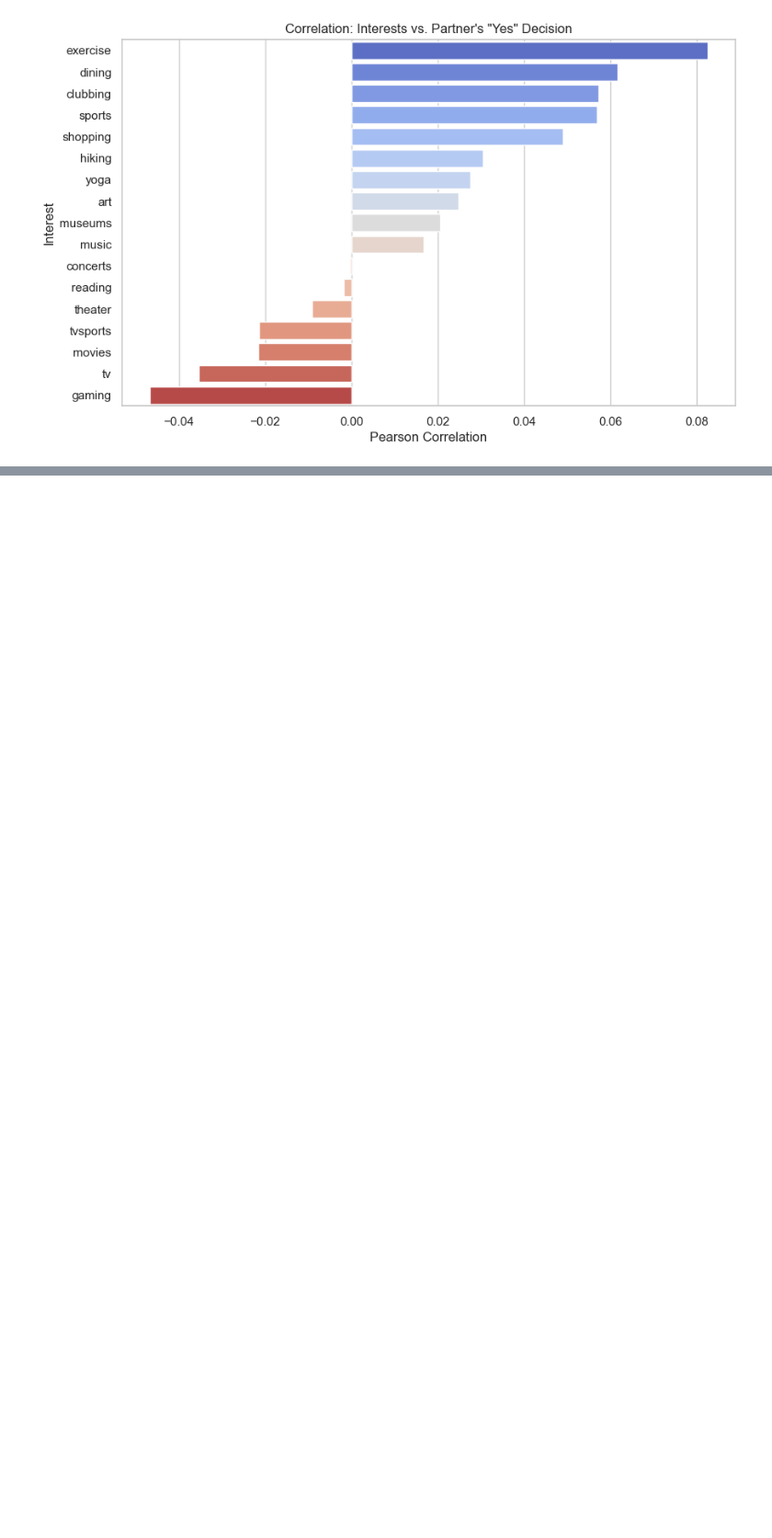
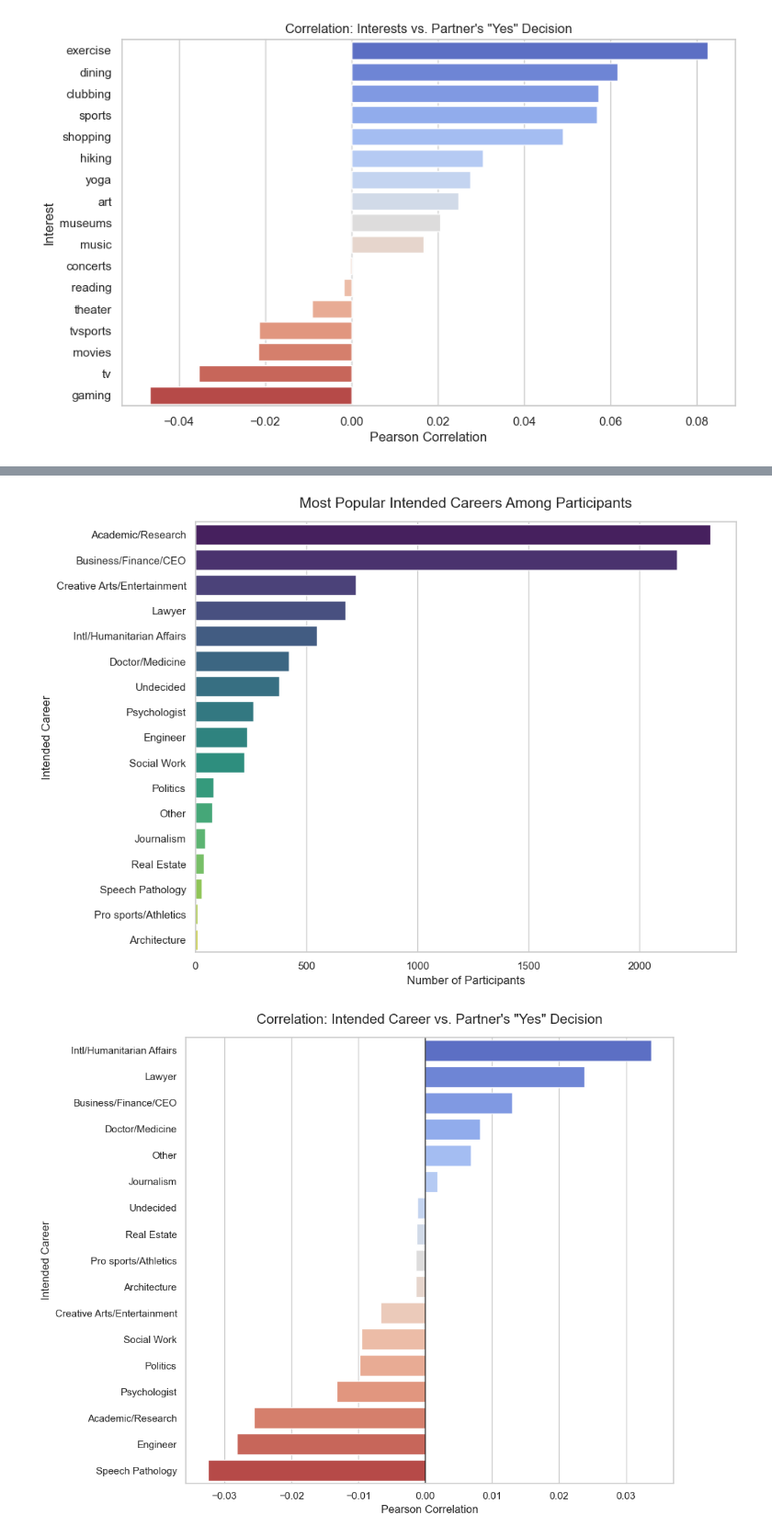
Before and after one commit to Babrzej/speed-dating-analysis, a Jupyter notebook: exploratory_data_analysis.ipynb, the cells around one changed output, grey strips where cells are left out. Shown at 92% size. Saved outputs shown, nothing was run; the diff lists cells and outputs as text; code cells hidden in the pictures; blank space fills up the shorter version.

```diff
--- a/exploratory_data_analysis.ipynb
+++ b/exploratory_data_analysis.ipynb
@@ -154,0 +178,64 @@ plt.show()
+# %%
+career_mapping = {
+    1: 'Lawyer',
+    2: 'Academic/Research',
+    3: 'Psychologist',
+    4: 'Doctor/Medicine',
+    5: 'Engineer',
+    6: 'Creative Arts/Entertainment',
+    7: 'Business/Finance/CEO',
+    8: 'Real Estate',
+    9: 'Intl/Humanitarian Affairs',
+    10: 'Undecided',
+    11: 'Social Work',
+    12: 'Speech Pathology',
+    13: 'Politics',
+    14: 'Pro sports/Athletics',
+    15: 'Other',
+    16: 'Journalism',
+    17: 'Architecture'
+}
+
+df['career_name'] = df['career_c'].map(career_mapping)
+
+popular_careers = df['career_name'].value_counts()
+
+plt.figure(figsize=(10, 8))
+sns.barplot(
+    x=popular_careers.values,
+    y=popular_careers.index,
+    palette='viridis',
+    hue=popular_careers.index,
+    legend=False
+)
+
+plt.title('Most Popular Intended Careers Among Participants', fontsize=15, pad=15)
+plt.xlabel('Number of Participants', fontsize=12)
+plt.ylabel('Intended Career', fontsize=12)
+plt.show()
+
+career_dummies = pd.get_dummies(df['career_name'], dtype=float)
+data_for_corr = pd.concat([career_dummies, df['dec_o']], axis=1).dropna()
+
+career_corr = data_for_corr.corr()['dec_o'].drop('dec_o').sort_values(ascending=False)
+
+plt.figure(figsize=(10, 8))
+sns.barplot(
+    x=career_corr.values,
+    y=career_corr.index,
+    palette='coolwarm',
+    hue=career_corr.index,
+    legend=False
+)
+
+plt.title('Correlation: Intended Career vs. Partner\'s "Yes" Decision', fontsize=15, pad=15)
+plt.xlabel('Pearson Correlation', fontsize=12)
+plt.ylabel('Intended Career', fontsize=12)
+
+plt.axvline(x=0, color='black', linestyle='-', linewidth=1)
+
+plt.tight_layout()
+plt.show()
+# %% [output]
+[figure, added]
+[figure, added]
```
Also changed, not shown: parts of 19 cells of this notebook.
